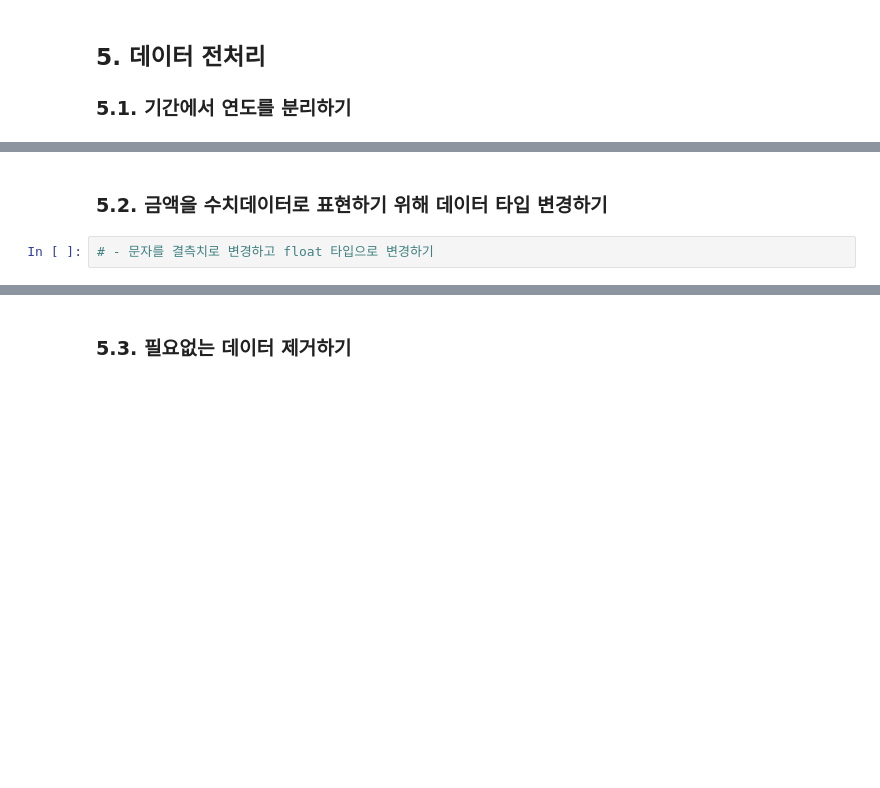
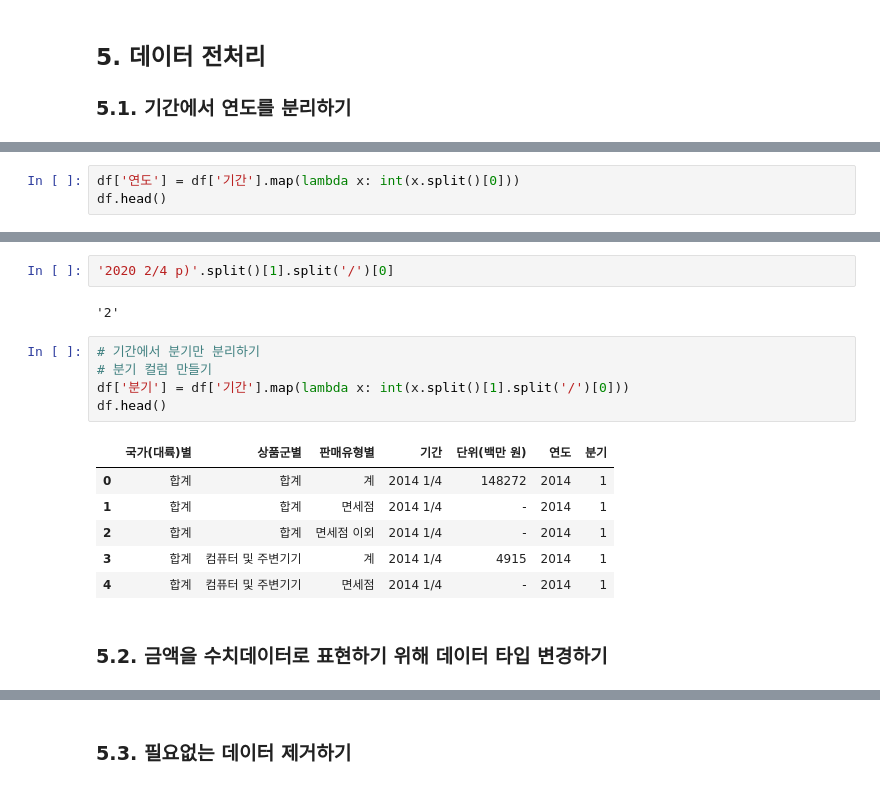
Before and after one commit to ghleex/TIL, a Jupyter notebook: 07_data_science/01_starts_ds_w_python/04_k-beauty_online_sales/01_k-beauty_online_sales.ipynb, the cells around one changed output, grey strips where cells are left out. Drawn from its saved outputs; the diff is of its cells as text; blank space fills up the shorter version.

```diff
--- a/07_data_science/01_starts_ds_w_python/04_k-beauty_online_sales/01_k-beauty_online_sales.ipynb
+++ b/07_data_science/01_starts_ds_w_python/04_k-beauty_online_sales/01_k-beauty_online_sales.ipynb
@@ -121,0 +122,3 @@ memory usage: 457.2+ KB
+# %%
+df['연도'] = df['기간'].map(lambda x: int(x.split()[0]))
+df.head()
@@ -122,4 +132,18 @@ memory usage: 457.2+ KB
+# %%
+'2020 2/4 p)'.split()[1].split('/')[0]
+# %% [output]
+'2'
+# %%
+# 기간에서 분기만 분리하기
+# 분기 컬럼 만들기
+df['분기'] = df['기간'].map(lambda x: int(x.split()[1].split('/')[0]))
+df.head()
+# %% [output]
+|  | 국가(대륙)별 | 상품군별 | 판매유형별 | 기간 | 단위(백만 원) | 연도 | 분기 |
+| 0 | 합계 | 합계 | 계 | 2014 1/4 | 148272 | 2014 | 1 |
+| 1 | 합계 | 합계 | 면세점 | 2014 1/4 | - | 2014 | 1 |
+| 2 | 합계 | 합계 | 면세점 이외 | 2014 1/4 | - | 2014 | 1 |
+| 3 | 합계 | 컴퓨터 및 주변기기 | 계 | 2014 1/4 | 4915 | 2014 | 1 |
+| 4 | 합계 | 컴퓨터 및 주변기기 | 면세점 | 2014 1/4 | - | 2014 | 1 |
 # %% [markdown]
 ### 5.2. 금액을 수치데이터로 표현하기 위해 데이터 타입 변경하기
-# %%
-# - 문자를 결측치로 변경하고 float 타입으로 변경하기
```
Also changed, not shown: parts of 12 cells of this notebook.
